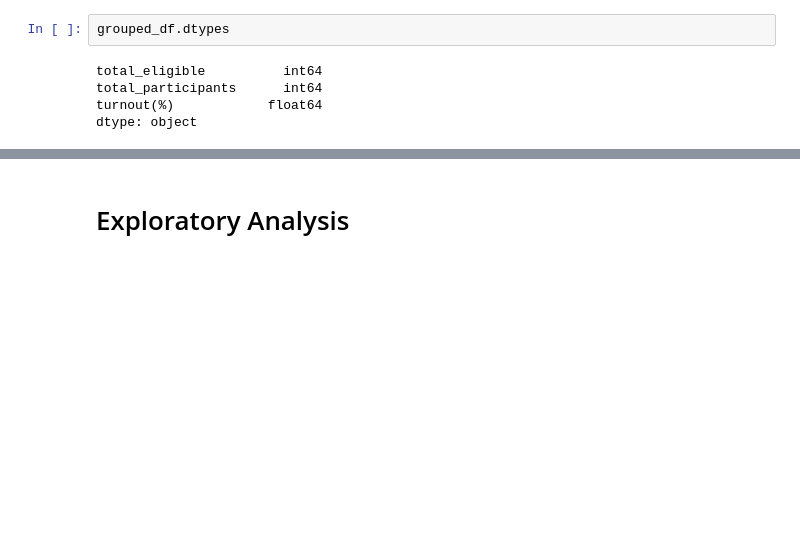
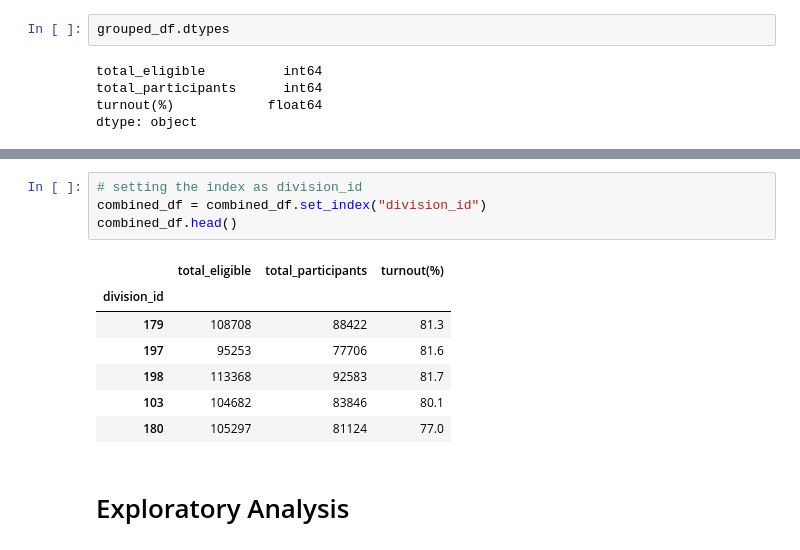
Before and after one commit to annewieggers/ETL-project, a Jupyter notebook: 06-extracting_transforming_marriage_postal_turnout.ipynb, the cells around one changed output, grey strips where cells are left out. Saved outputs shown, nothing was run; the diff lists cells and outputs as text; blank space fills up the shorter version.

```diff
--- a/06-extracting_transforming_marriage_postal_turnout.ipynb
+++ b/06-extracting_transforming_marriage_postal_turnout.ipynb
@@ -94,3 +125,15 @@ df.head()
+# %%
+# setting the index as division_id
+combined_df = combined_df.set_index("division_id")
+combined_df.head()
+# %% [output]
+|  | total_eligible | total_participants | turnout(%) |
+| division_id |  |  |  |
+| 179 | 108708 | 88422 | 81.3 |
+| 197 | 95253 | 77706 | 81.6 |
+| 198 | 113368 | 92583 | 81.7 |
+| 103 | 104682 | 83846 | 80.1 |
+| 180 | 105297 | 81124 | 77.0 |
 # %% [markdown]
 # Exploratory Analysis
 # %%
```
Also changed, not shown: parts of 7 cells of this notebook, 5 other files.
